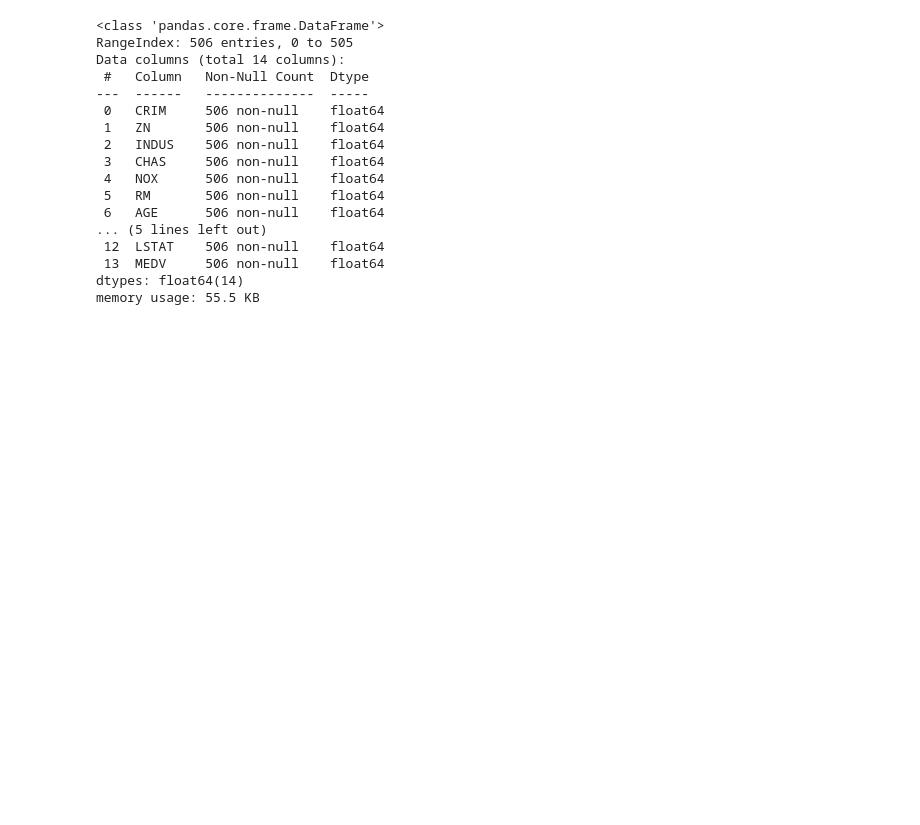
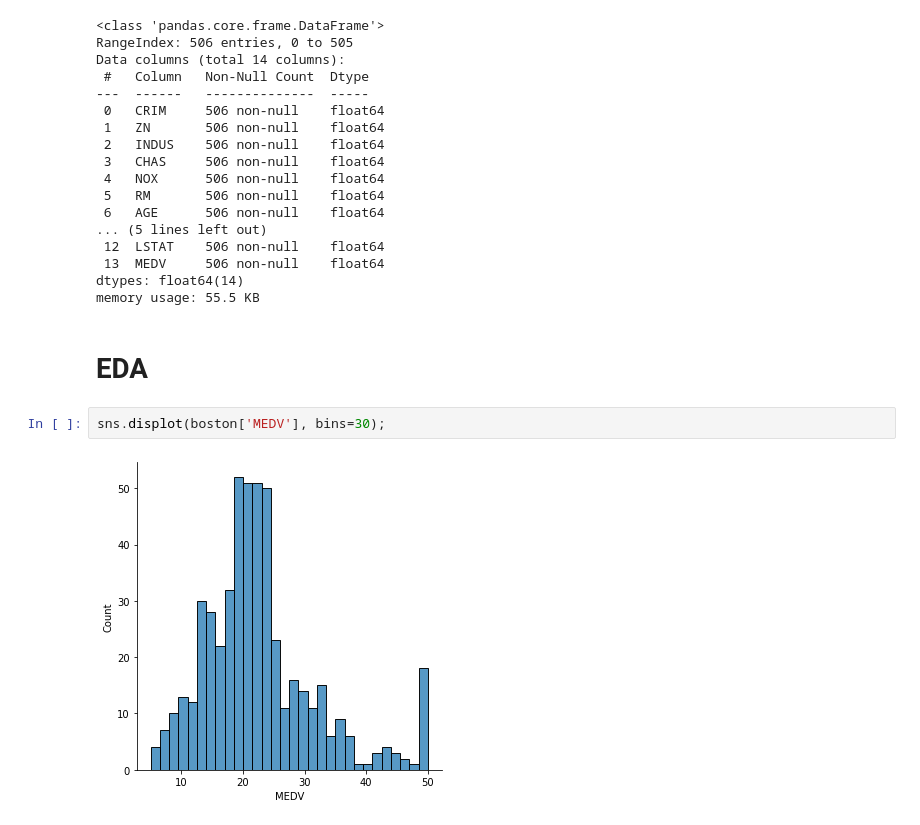
Before and after one commit to markumreed/colab_sklearn, a Jupyter notebook: linear_regression_boston_housing.ipynb, the cells around one changed output. Drawn from its saved outputs; the diff is of its cells as text; blank space fills up the shorter version.

```diff
--- a/linear_regression_boston_housing.ipynb
+++ b/linear_regression_boston_housing.ipynb
@@ -41,3 +65,9 @@ Data columns (total 14 columns):
  13  MEDV     506 non-null    float64
 dtypes: float64(14)
 memory usage: 55.5 KB
+# %% [markdown]
+# EDA
+# %%
+sns.displot(boston['MEDV'], bins=30);
+# %% [output]
+[figure, added]
```
Also changed, not shown: parts of 19 cells of this notebook.
